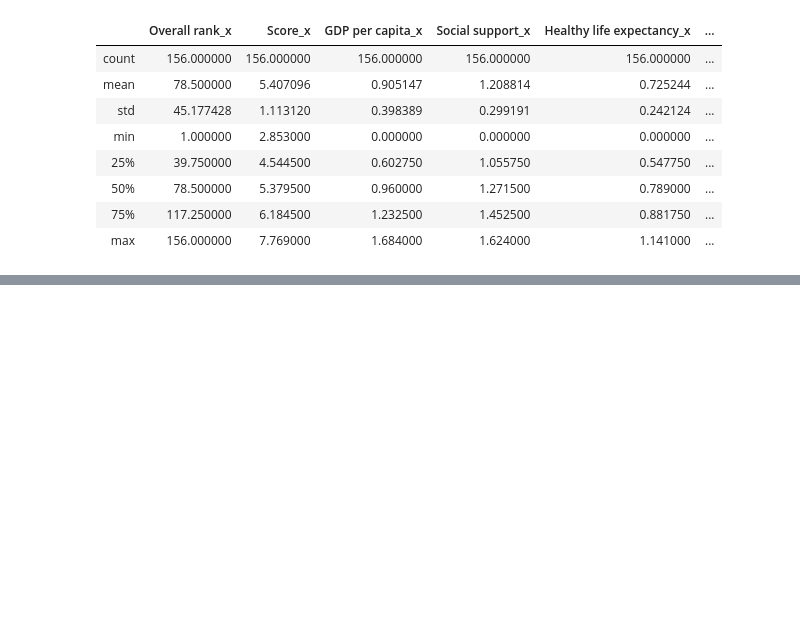
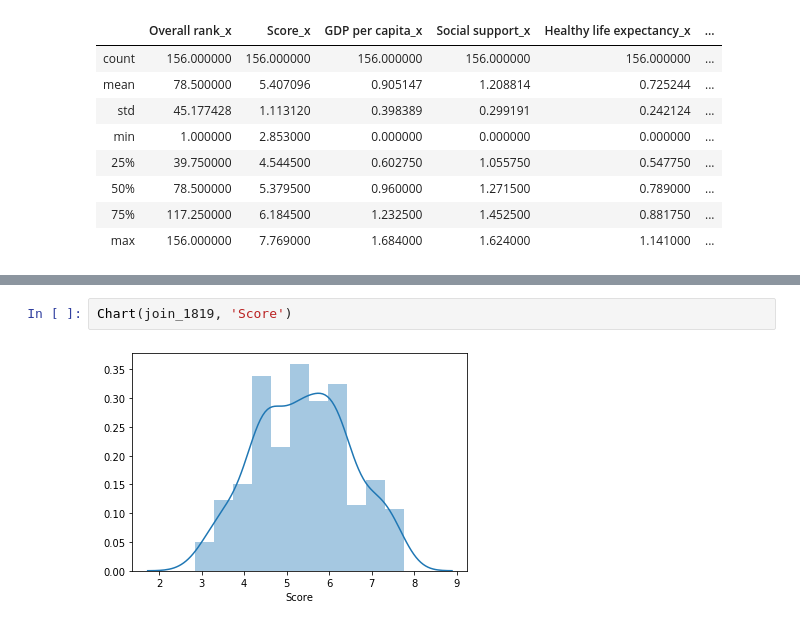
Before and after one commit to kingnmm/py4ds, a Jupyter notebook: FinalProj_NMK.ipynb, the cells around one changed output, grey strips where cells are left out. Drawn from its saved outputs; the diff is of its cells as text; blank space fills up the shorter version.

```diff
--- a/FinalProj_NMK.ipynb
+++ b/FinalProj_NMK.ipynb
@@ -242,0 +491,4 @@ join_db2.describe()
+# %%
+Chart(join_1819, 'Score')
+# %% [output]
+[figure, added]
```
Also changed, not shown: parts of 39 cells of this notebook.
